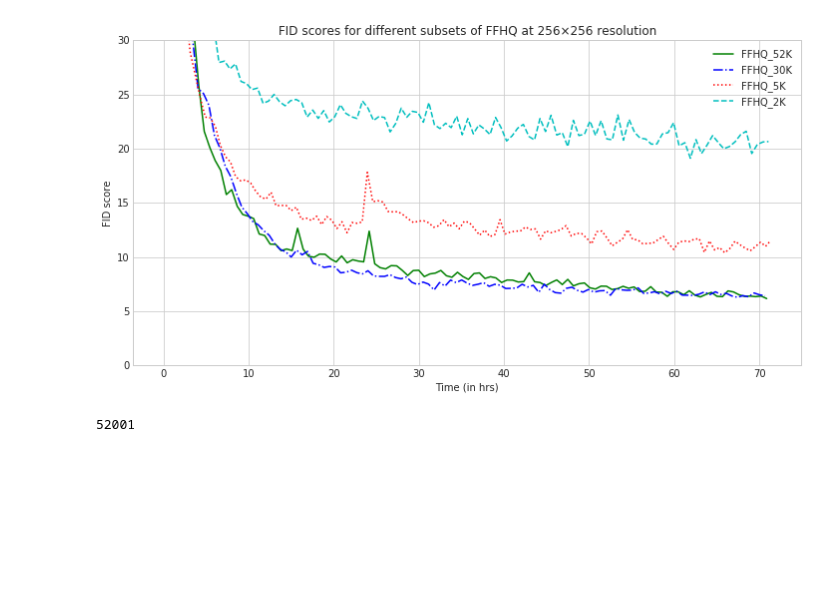
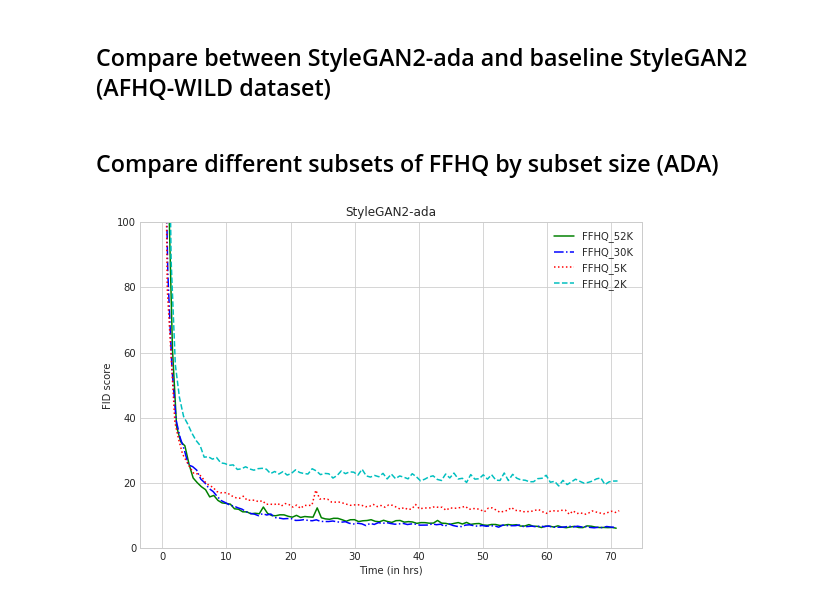
Before and after one commit to Deep-FAMS/StyleGAN2-ada-Reproducibility, a Jupyter notebook: notebooks/plot_FID_history.ipynb, the cells around one changed output. Saved outputs shown, nothing was run; the diff lists cells and outputs as text; code cells hidden in the pictures; blank space fills up the shorter version.

```diff
--- a/notebooks/plot_FID_history.ipynb
+++ b/notebooks/plot_FID_history.ipynb
@@ -148 +168,3 @@ for dataset, values in d.items():
+# %% [markdown]
+## Compare between StyleGAN2-ada and baseline StyleGAN2 (AFHQ-WILD dataset)
 # %%
@@ -171,29 +192,27 @@ for dataset, values in d.items():
 # plt.yticks(np.arange(0, max(ds1_f), 5))
 # plt.ylim(0, 60)
 # plt.legend()
+# %% [markdown]
+## Compare different subsets of FFHQ by subset size (ADA)
 # %%
-# Compare different subsets of FFHQ by subset size
-fig = plt.figure(figsize=(12, 6))
+# FID scores for different subsets of FFHQ at 256×256 resolution
+fig = plt.figure(figsize=(9, 6))
 ax = plt.axes()
 
 FFHQs = ['FFHQ_custom', 'FFHQ_custom_30K', 'FFHQ_custom_5K', 'FFHQ_custom_2K']
 
 for x, style in zip(FFHQs, ['-g', '-.b', ':r', '--c']):
     ds_t = FID_history[x]['times']
     ds_f = FID_history[x]['FID']
 
     if x == 'FFHQ_custom':
         x = 'FFHQ_custom_52K'
     ax.plot(ds_t, ds_f, style, label=x.replace('_custom', ''))
 
     ax.set(xlabel='Time (in hrs)', ylabel='FID score',
-           title='FID scores for different subsets of FFHQ at 256×256 resolution')
+           title='StyleGAN2-ada')
 
-    plt.ylim(0, 30)
+    plt.ylim(0, 100)
     plt.legend()
 # %% [output]
-[figure, old version]
+[figure, new version]
-# %%
-len(glob(f'{PROJ_DIR}/datasets/FFHQ_resized/*'))
-# %% [output]
-52001
```
Also changed, not shown: parts of 4 cells of this notebook, 2 other files.
